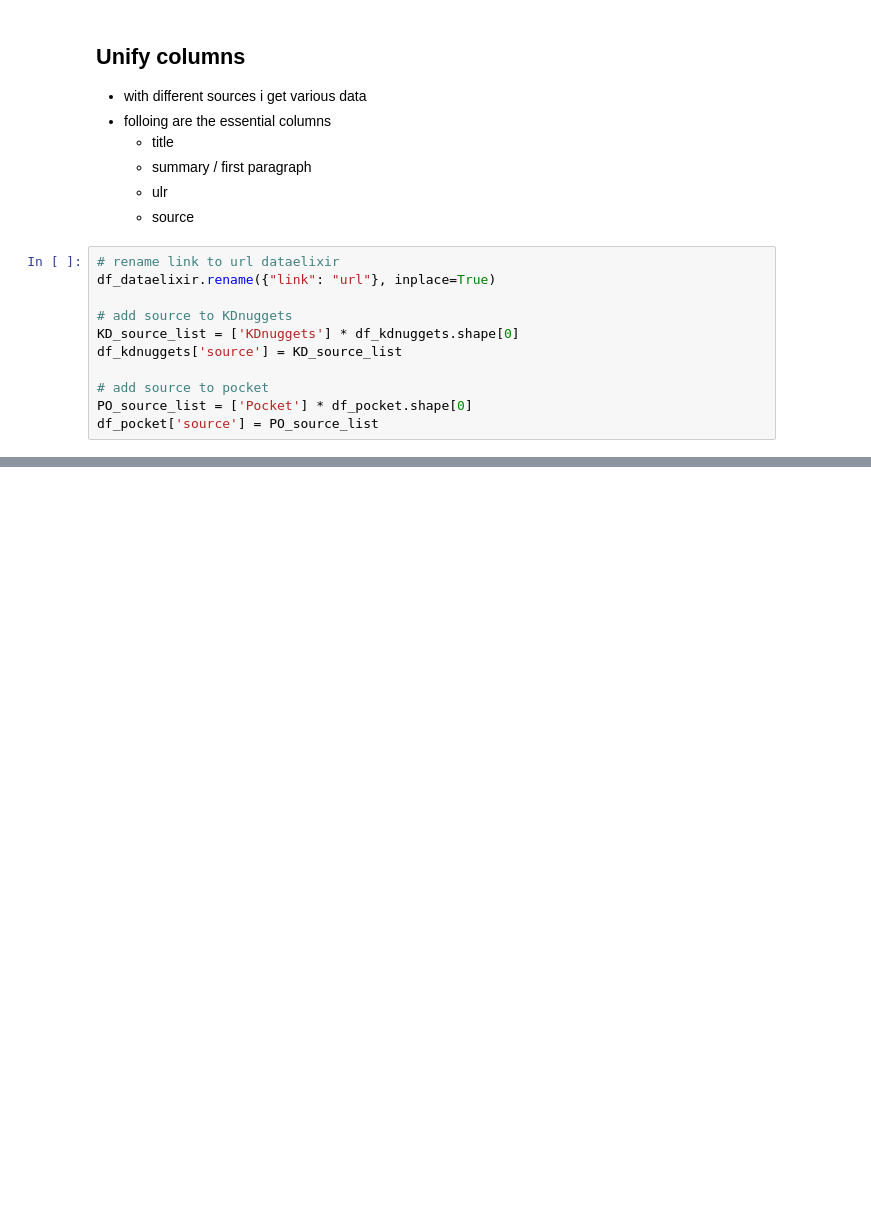
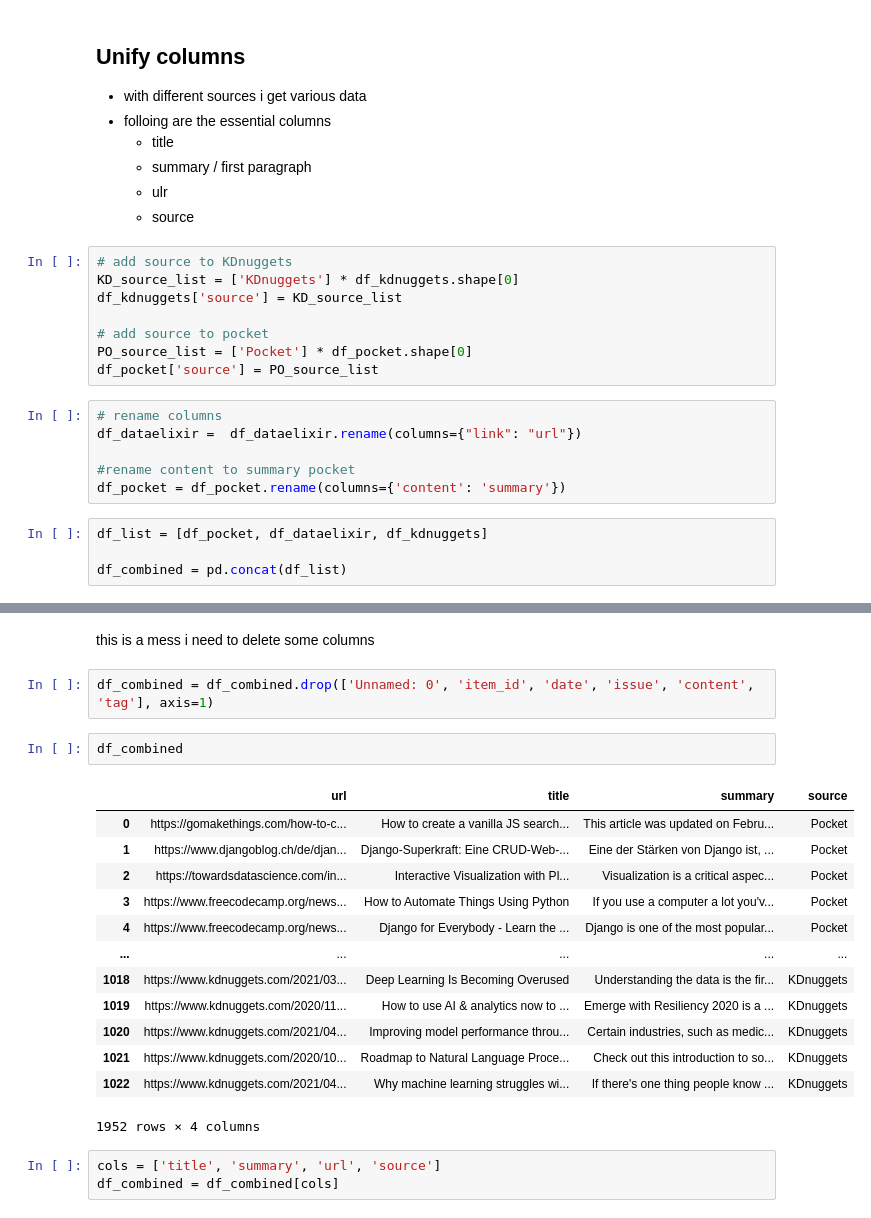
Before and after one commit to MarkusMueller-DS/Content-DB, a Jupyter notebook: notebooks/Merge_Data.ipynb, the cells around one changed output, grey strips where cells are left out. Saved outputs shown, nothing was run; the diff lists cells and outputs as text; blank space fills up the shorter version.

```diff
--- a/notebooks/Merge_Data.ipynb
+++ b/notebooks/Merge_Data.ipynb
@@ -76,9 +76,6 @@ df_pocket
     - ulr
     - source
 # %%
-# rename link to url dataelixir
-df_dataelixir.rename({"link": "url"}, inplace=True)
-
 # add source to KDnuggets
 KD_source_list = ['KDnuggets'] * df_kdnuggets.shape[0]
 df_kdnuggets['source'] = KD_source_list
@@ -86,3 +83,13 @@ df_kdnuggets['source'] = KD_source_list
 # add source to pocket
 PO_source_list = ['Pocket'] * df_pocket.shape[0]
 df_pocket['source'] = PO_source_list
+# %%
+# rename columns
+df_dataelixir =  df_dataelixir.rename(columns={"link": "url"})
+
+#rename content to summary pocket
+df_pocket = df_pocket.rename(columns={'content': 'summary'})
+# %%
+df_list = [df_pocket, df_dataelixir, df_kdnuggets]
+
+df_combined = pd.concat(df_list)
@@ -88,0 +112,23 @@ df_pocket['source'] = PO_source_list
+# %% [markdown]
+this is a mess i need to delete some columns
+# %%
+df_combined = df_combined.drop(['Unnamed: 0', 'item_id', 'date', 'issue', 'content', 'tag'], axis=1)
+# %%
+df_combined
+# %% [output]
+|  | url | title | summary | source |
+| 0 | https://gomakethings.com/how-to-c... | How to create a vanilla JS search... | This article was updated on Febru... | Pocket |
+| 1 | https://www.djangoblog.ch/de/djan... | Django-Superkraft: Eine CRUD-Web-... | Eine der Stärken von Django ist, ... | Pocket |
+| 2 | https://towardsdatascience.com/in... | Interactive Visualization with Pl... | Visualization is a critical aspec... | Pocket |
+| 3 | https://www.freecodecamp.org/news... | How to Automate Things Using Python | If you use a computer a lot you'v... | Pocket |
+| 4 | https://www.freecodecamp.org/news... | Django for Everybody - Learn the ... | Django is one of the most popular... | Pocket |
+| ... | ... | ... | ... | ... |
+| 1018 | https://www.kdnuggets.com/2021/03... | Deep Learning Is Becoming Overused | Understanding the data is the fir... | KDnuggets |
+| 1019 | https://www.kdnuggets.com/2020/11... | How to use AI & analytics now to ... | Emerge with Resiliency 2020 is a ... | KDnuggets |
+| 1020 | https://www.kdnuggets.com/2021/04... | Improving model performance throu... | Certain industries, such as medic... | KDnuggets |
+| 1021 | https://www.kdnuggets.com/2020/10... | Roadmap to Natural Language Proce... | Check out this introduction to so... | KDnuggets |
+| 1022 | https://www.kdnuggets.com/2021/04... | Why machine learning struggles wi... | If there's one thing people know ... | KDnuggets |
+1952 rows × 4 columns
+# %%
+cols = ['title', 'summary', 'url', 'source']
+df_combined = df_combined[cols]
```
Also changed, not shown: parts of 4 cells of this notebook.
